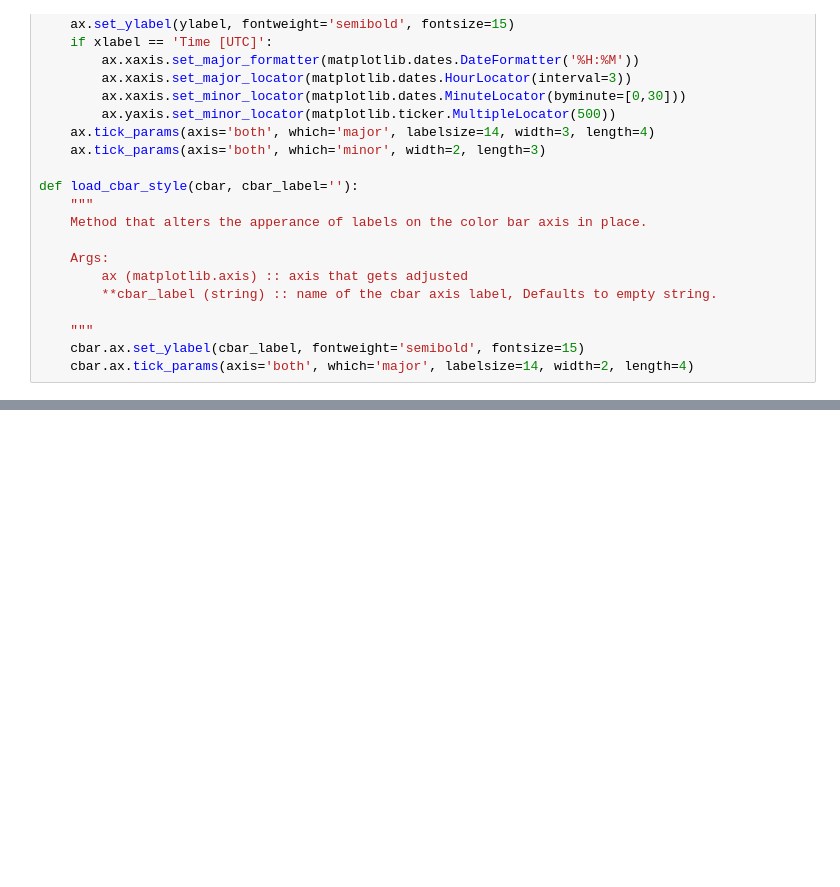
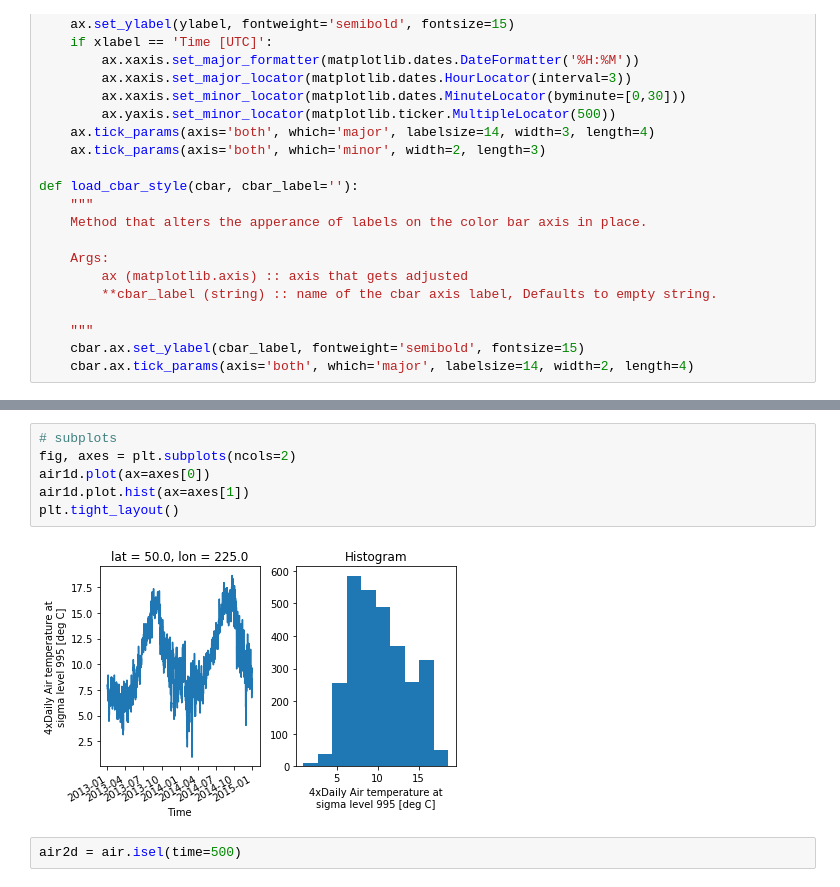
Before and after one commit to remsens-lim/PythonBeginnerCourse, a Jupyter notebook: notebooks_solution/part4_netcdf.ipynb, the cells around one changed output, grey strips where cells are left out. Saved outputs shown, nothing was run; the diff lists cells and outputs as text; blank space fills up the shorter version.

```diff
--- a/notebooks_solution/part4_netcdf.ipynb
+++ b/notebooks_solution/part4_netcdf.ipynb
@@ -200,3 +248,13 @@ fig.savefig(savename, dpi=250)
 # %% [output]
 save figure: 20180624_beta_depol.png
 [figure]
+# %%
+# subplots
+fig, axes = plt.subplots(ncols=2)
+air1d.plot(ax=axes[0])
+air1d.plot.hist(ax=axes[1])
+plt.tight_layout()
+# %% [output]
+[figure, added]
+# %%
+air2d = air.isel(time=500)
```
Also changed, not shown: parts of 17 cells of this notebook, 8 other files.
